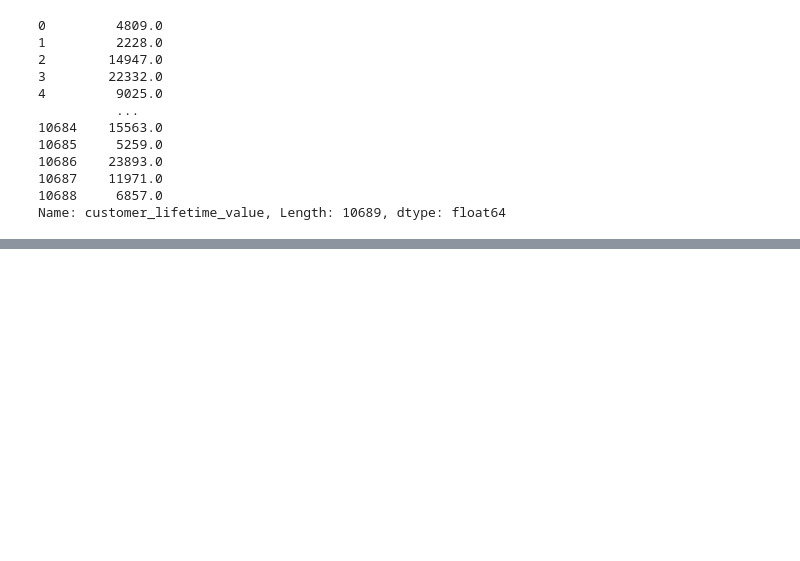
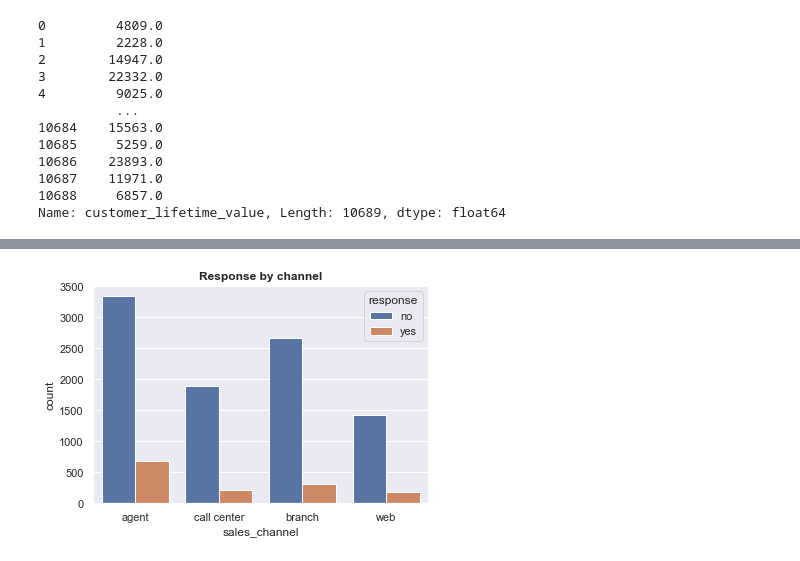
Before and after one commit to joom79/IronhackLab, a Jupyter notebook: Customer_Analysis_Case_Study/Data/Total Claim Amount.ipynb, the cells around one changed output, grey strips where cells are left out. Saved outputs shown, nothing was run; the diff lists cells and outputs as text; code cells hidden in the pictures; blank space fills up the shorter version.

```diff
--- a/Customer_Analysis_Case_Study/Data/Total Claim Amount.ipynb
+++ b/Customer_Analysis_Case_Study/Data/Total Claim Amount.ipynb
@@ -165,0 +204,7 @@ Name: customer_lifetime_value, Length: 10689, dtype: float64
+# %%
+#Show a plot of the response by the sales channel
+sns.countplot(x = 'sales_channel', hue = 'response', data = tca)
+plt.title('Response by channel', fontweight = 'bold')
+plt.show()
+# %% [output]
+[figure, added]
```
Also changed, not shown: parts of 17 cells of this notebook.
